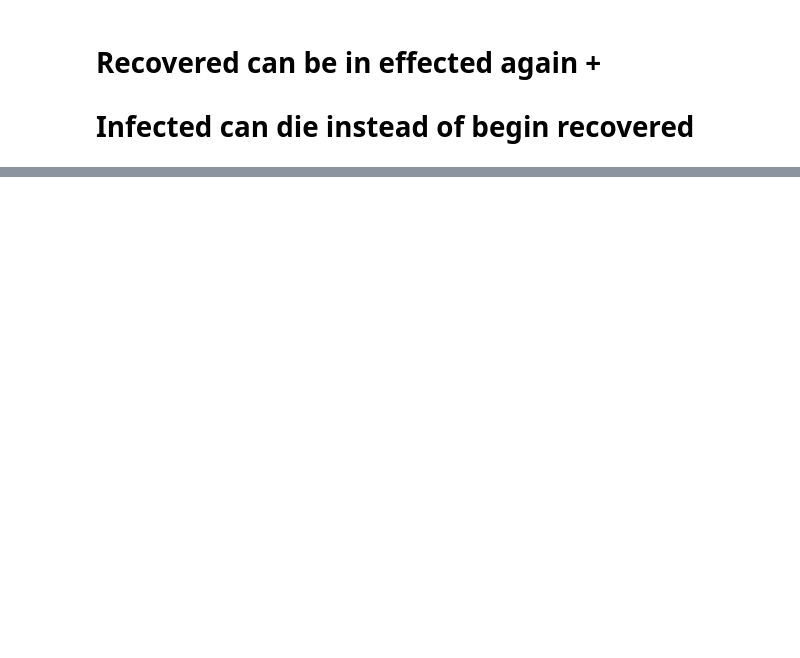
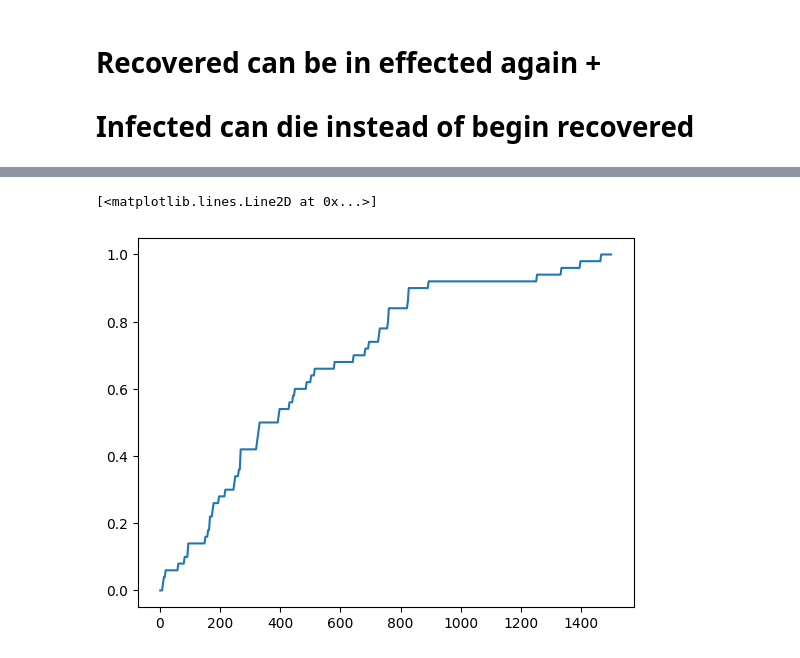
Before and after one commit to s224399/Stoc_sim_2k26, a Jupyter notebook: Project_2/Epidemic_model_Rasmus.ipynb, the cells around one changed output, grey strips where cells are left out. Cells and saved outputs as stored; diff of their text form; code cells hidden in the pictures; blank space fills up the shorter version.

```diff
--- a/Project_2/Epidemic_model_Rasmus.ipynb
+++ b/Project_2/Epidemic_model_Rasmus.ipynb
@@ -132,0 +299,13 @@ plt.show()
+# %%
+def P_T_monte_carlo_sim_mean(N =500,seed = 30):
+    np.random.seed(seed)
+    End_time = np.zeros(N)
+    for _ in range(N):
+        ts = Run_sim()
+        End_time[_]= np.max(ts)
+        print(_)
+    X= np.mean(End_time)
+
+    return X,np.var(End_time,ddof=1)
+# %%
+mean, var = P_T_monte_carlo_sim_mean()
@@ -132,0 +330,20 @@ plt.show()
+# %%
+def P_T_monte_carlo(T_value,N =1000,seed = 30):
+    np.random.seed(seed)
+    End_time = np.zeros(N)
+    for _ in range(N):
+        ts = Run_sim()
+        if np.max(ts) <= T_value:
+            End_time[_]= 1
+    X= np.mean(End_time)
+    return X,np.var(End_time,ddof=1)
+# %%
+interval = 500
+T_grid = np.linspace(1, 1500, interval)
+means = np.zeros(interval)
+vars = np.zeros_like(means)
+for i in range(interval):
+        mean,var = P_T_monte_carlo(T_grid[i],50)
+        means[i]= mean
+        vars[i] = var
+        print(i)
@@ -132,0 +368,5 @@ plt.show()
+# %%
+plt.plot(T_grid,means) # emerical CDF
+# %% [output]
+[<matplotlib.lines.Line2D at 0x...>]
+[figure, added]
```
Also changed, not shown: parts of 17 cells of this notebook, 3 other files.
